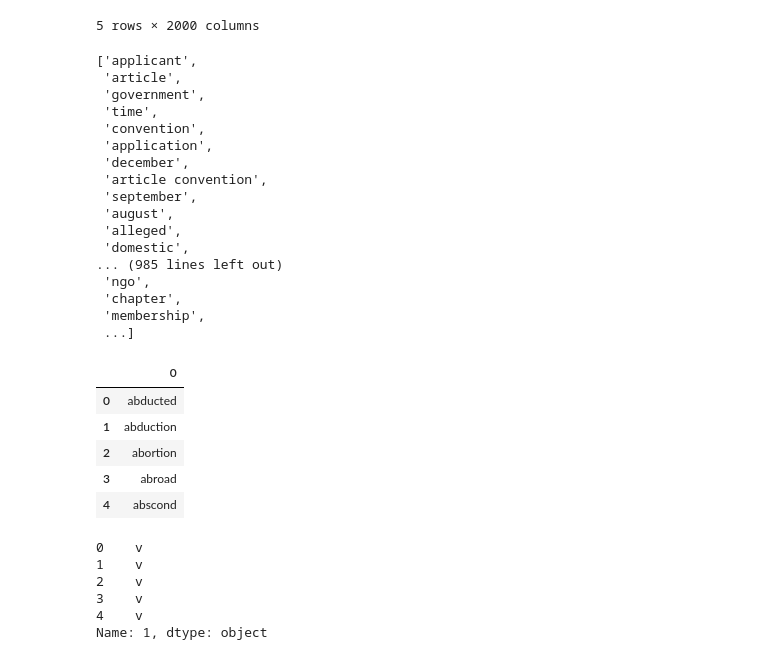
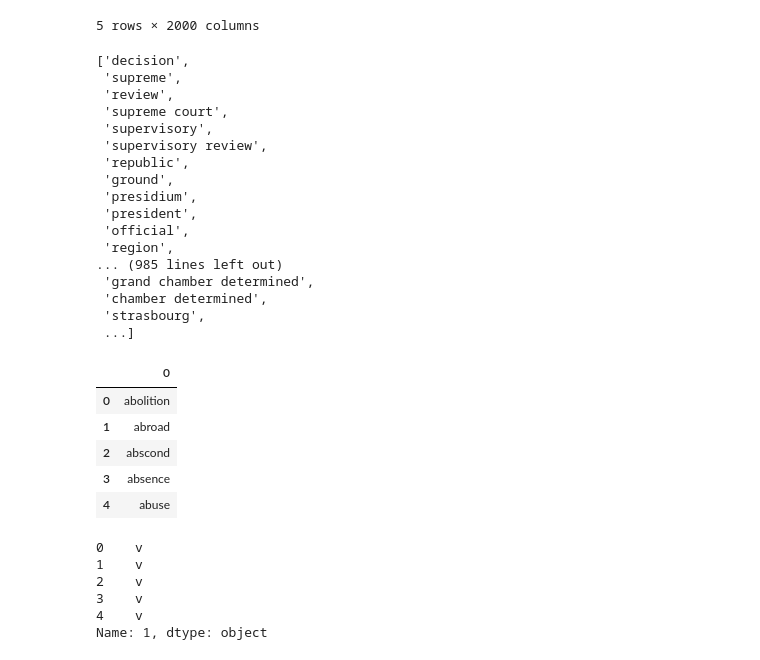
Before and after one commit to pstwh/echr, a Jupyter notebook: echr_notebook.ipynb, the cells around one changed output. Cells and saved outputs as stored; diff of their text form; code cells hidden in the pictures.

```diff
--- a/echr_notebook.ipynb
+++ b/echr_notebook.ipynb
@@ -84,37 +84,37 @@ relevant_laws.head()
 | 4 | 0.0 | 0.0 | 0.0 | 0.0 | 0.0 | 0.0 | 0.0 | 0.0 | 0.0 | 0.0 | ... | ... |
 5 rows × 2000 columns
 # %%
-vocab_raw = open('echr_dataset/Article3/topics3_vocab.txt').read()
+vocab_raw = open('echr_dataset/Article6/topics6_vocab.txt').read()
 vocab_raw.replace('\n', '').replace(', ', ',').split(',')
 #vocab = pd.DataFrame(data=vocab_raw)
 # %% [output]
-['applicant',
- 'article',
- 'government',
- 'time',
- 'convention',
- 'application',
- 'december',
- 'article convention',
- 'september',
- 'august',
- 'alleged',
- 'domestic',
+['decision',
+ 'supreme',
+ 'review',
+ 'supreme court',
+ 'supervisory',
+ 'supervisory review',
+ 'republic',
+ 'ground',
+ 'presidium',
+ 'president',
+ 'official',
+ 'region',
 ... (985 lines left out)
- 'ngo',
- 'chapter',
- 'membership',
+ 'grand chamber determined',
+ 'chamber determined',
+ 'strasbourg',
  ...]
 # %%
-features_raw = pd.read_csv('echr_dataset/Article3/ngrams_a3_featureNames.txt', sep='\n', header=None)
+features_raw = pd.read_csv('echr_dataset/Article6/ngrams_a6_featureNames.txt', sep='\n', header=None)
 features_raw.head()
 # %% [output]
 |  | 0 |
-| 0 | abducted |
-| 1 | abduction |
-| 2 | abortion |
-| 3 | abroad |
-| 4 | abscond |
+| 0 | abolition |
+| 1 | abroad |
+| 2 | abscond |
+| 3 | absence |
+| 4 | abuse |
 # %%
 cases[1].head()
 # %% [output]
```
Also changed, not shown: parts of 18 cells of this notebook.
